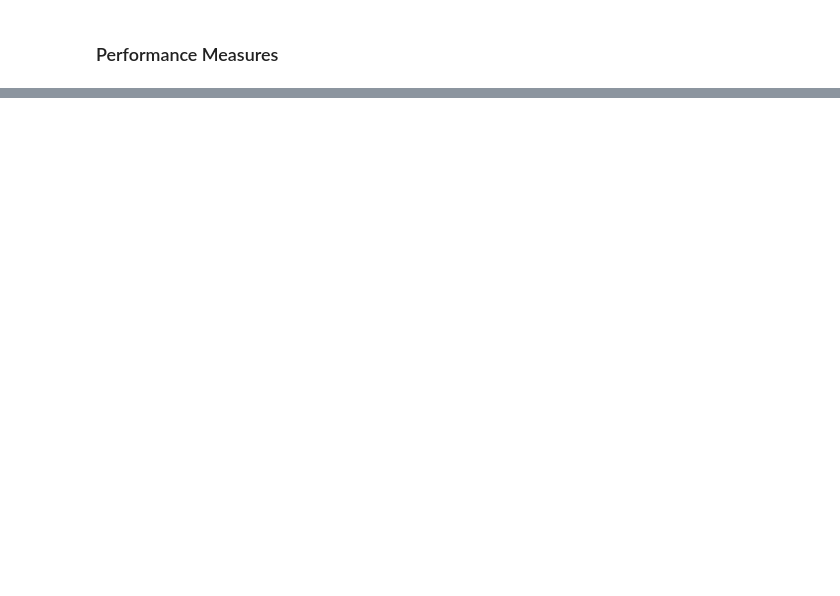
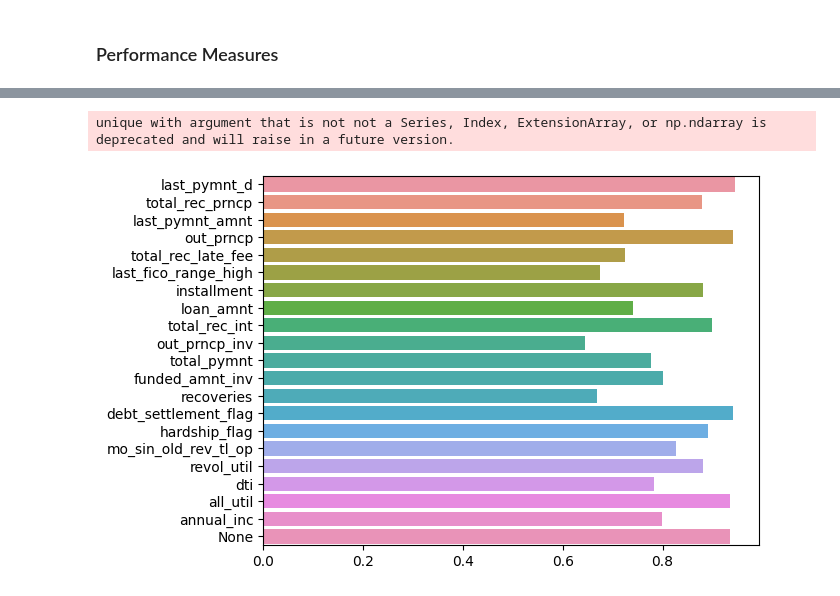
Before and after one commit to Farha-A/Credit-Scoring, a Jupyter notebook: notebooks/Farha_2L_NN.ipynb, the cells around one changed output, grey strips where cells are left out. Saved outputs shown, nothing was run; the diff lists cells and outputs as text; code cells hidden in the pictures; blank space fills up the shorter version.

```diff
--- a/notebooks/Farha_2L_NN.ipynb
+++ b/notebooks/Farha_2L_NN.ipynb
@@ -104,0 +95,2 @@ Epoch 20/20
+# %%
+nn = neural_network_model(x_train, y_train)
@@ -132,0 +142,7 @@ AttributeError: 'Sequential' object has no attribute 'predict_proba'
+# %%
+s_x = x_test
+s_y = y_pred_nn
+
+surrogate = LogisticRegression(random_state=0).fit(s_x, s_y)
+y_pred = surrogate.predict(s_x)
+r2_score(y_pred_nn, y_pred)
@@ -132,0 +178,24 @@ AttributeError: 'Sequential' object has no attribute 'predict_proba'
+# %%
+accuracies = []
+f1_scores = []
+roc_aucs = []
+cols = x_train.columns.tolist()
+for col in cols:
+  xtrain = x_train.drop(col, axis=1)
+  xtest = x_test.drop(col, axis=1)
+
+  nn = neural_network_model(xtrain, y_train, 19, 0)
+  y_pred = nn.predict(xtest)
+  y_pred_nn = (y_pred > 0.5).astype(int)
+  accuracies.append(accuracy_score(y_test, y_pred_nn))
+  f1_scores.append(f1_score(y_test, y_pred_nn))
+  roc_aucs.append(roc_auc_score(y_test, y_pred))
+
+
+nn = neural_network_model(x_train, y_train)
+y_pred = nn.predict(x_test)
+y_pred_nn = (y_pred > 0.5).astype(int)
+accuracies.append(accuracy_score(y_test, y_pred_nn))
+f1_scores.append(f1_score(y_test, y_pred_nn))
+roc_aucs.append(roc_auc_score(y_test, y_pred))
+cols.append("None")
@@ -132,0 +222,6 @@ AttributeError: 'Sequential' object has no attribute 'predict_proba'
+# %%
+sns.barplot(y=cols, x=accuracies)
+plt.show()
+# %% [output]
+unique with argument that is not not a Series, Index, ExtensionArray, or np.ndarray is deprecated and will raise in a future version.
+[figure, added]
```
Also changed, not shown: parts of 38 cells of this notebook.
